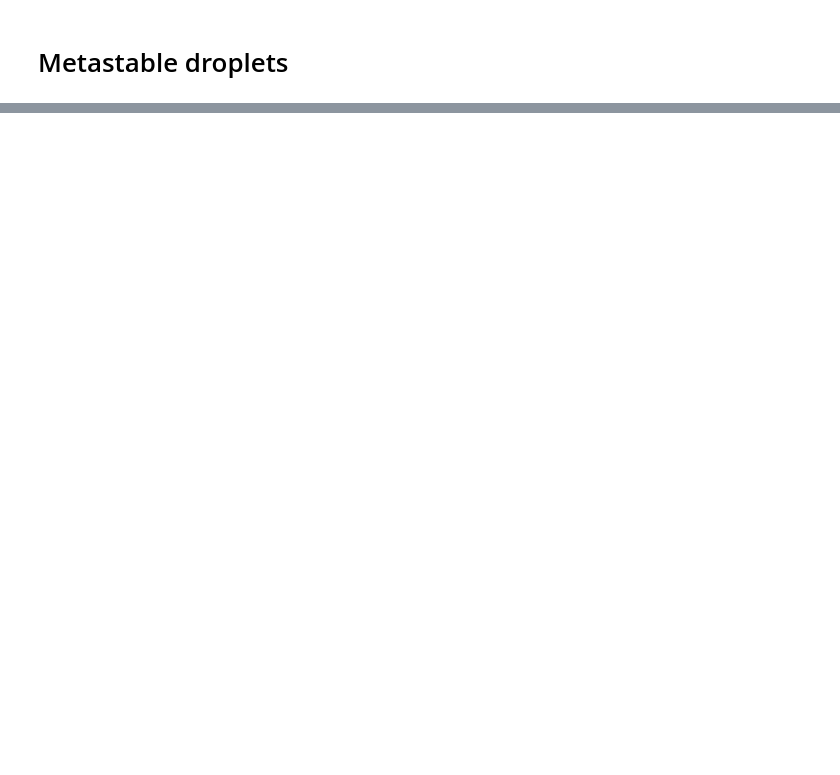
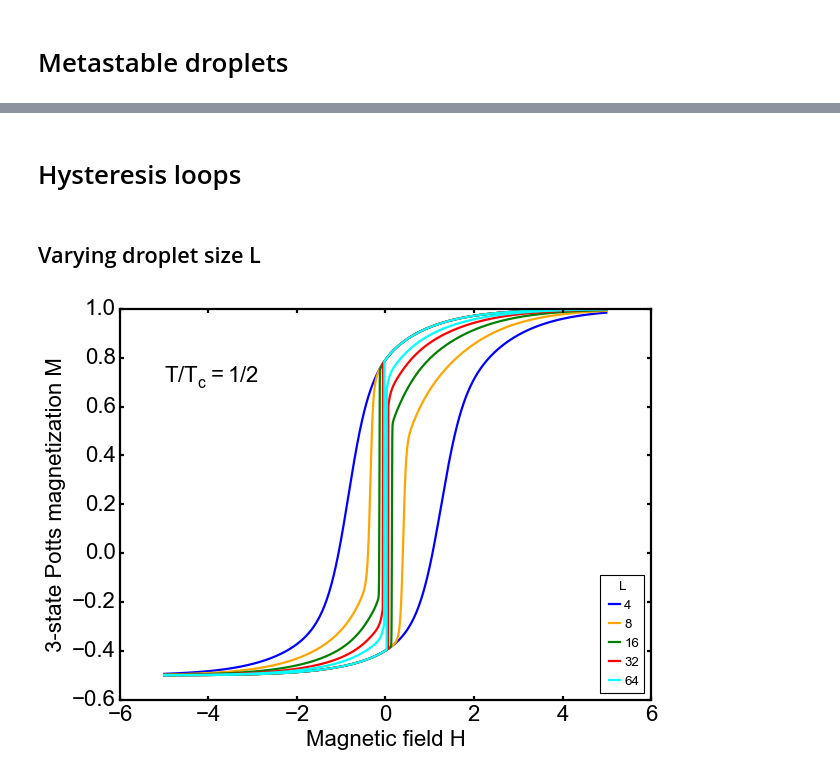
Before and after one commit to erbilcanartun/metastable-potts-system, a Jupyter notebook: metastable_droplets.ipynb, the cells around one changed output, grey strips where cells are left out. Saved outputs shown, nothing was run; the diff lists cells and outputs as text; code cells hidden in the pictures; blank space fills up the shorter version.

Commit message:
Add hysteresis calculations

```diff
--- a/metastable_droplets.ipynb
+++ b/metastable_droplets.ipynb
@@ -55,0 +94,44 @@ plt.show()
+# %% [markdown]
+# Hysteresis loops
+# %% [markdown]
+## Varying droplet size L
+# %%
+lw = 2
+fs = 20
+fig = plt.figure(figsize=(8, 6), layout='tight')
+fig.set_facecolor('none')
+plt.style.use('classic')
+plt.rc('lines', linewidth=lw)
+plt.rc('axes', linewidth=lw)
+plt.rcParams['font.family'] = 'Arial'
+plt.rcParams.update({'mathtext.default':'regular'})
+ax = plt.subplot(111)
+
+colors = ['blue', 'orange', 'green', 'red', 'cyan', 'black']
+
+# Constant parameters
+q = 3
+r = 2 # Tc/T ratio
+
+# Varying parameters
+h_range = (-5, 5)
+L_values = [4, 8, 16, 32, 64]
+
+# Initiate Potts system
+potts = rg.PottsRenormalizationGroup(q)
+
+for i, L in enumerate(L_values):
+    j = r * potts.Jc
+    loop = potts.hysteresis(j, L, h_range)
+    ax.plot(loop[0][0], loop[2][0], c=colors[i], label=f"{L}")
+    ax.plot(loop[0][1], loop[2][1], c=colors[i])
+
+ax.text(h_range[0], 0.85, f"$T/T_c=1/{r}$", fontsize=fs)
+ax.legend(loc=4, ncol=1, prop={'size':fs - 8}, title="$L$",
+          labelspacing=0.5, handlelength=1.4, handletextpad=0)
+ax.tick_params(axis="both", direction="in", left=True, width=lw, length=4, labelsize=fs)
+ax.set_xlabel("Magnetic field H", fontsize=fs)
+ax.set_ylabel(f"{q}-state Potts magnetization M", fontsize=fs)
+plt.show()
+# %% [output]
+[figure, added]
```
Also changed, not shown: parts of 11 cells of this notebook, 1 other file.
